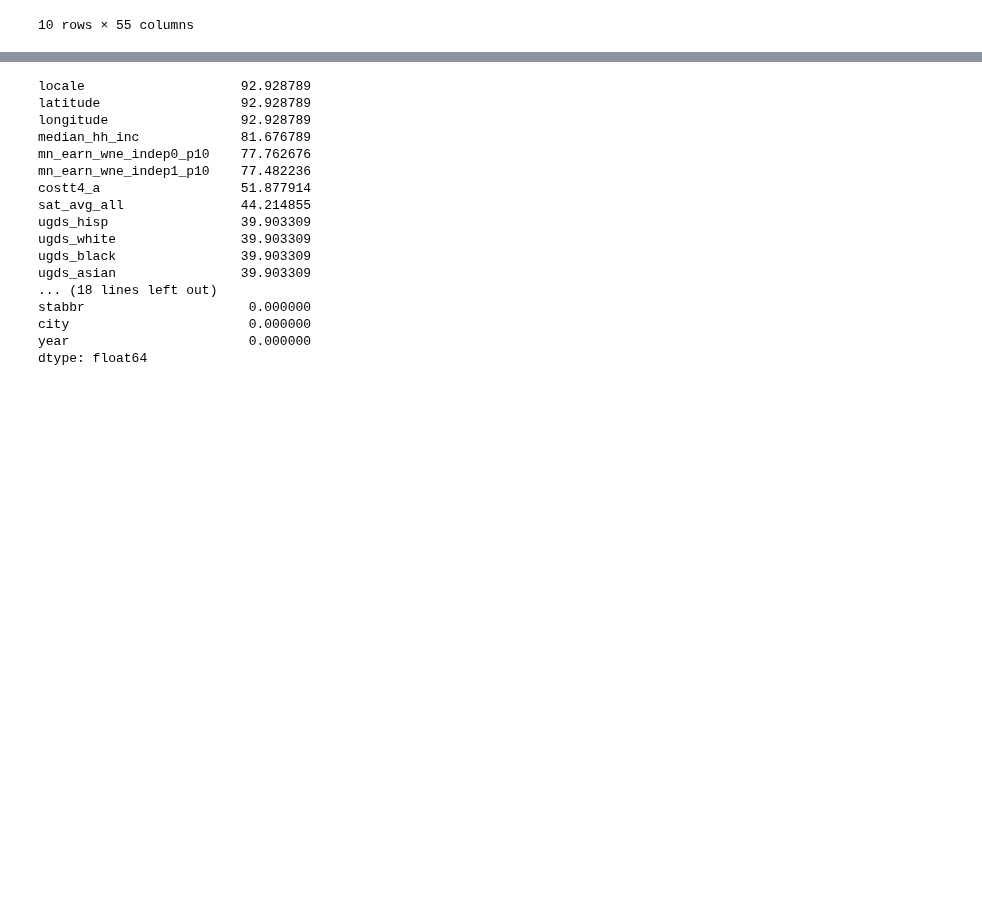
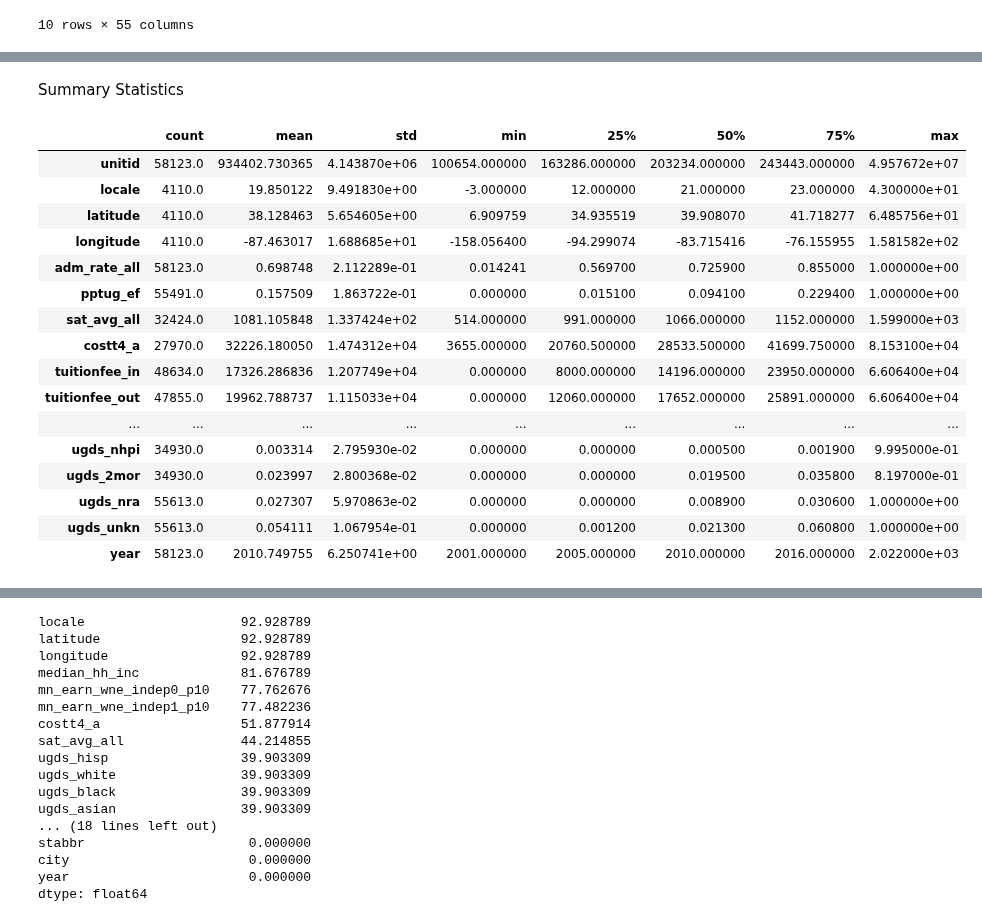
Before and after one commit to dsklnr/ADS508, a Jupyter notebook: CollegeAffordability.ipynb, the cells around one changed output, grey strips where cells are left out. Saved outputs shown, nothing was run; the diff lists cells and outputs as text; code cells hidden in the pictures; blank space fills up the shorter version.

```diff
--- a/CollegeAffordability.ipynb
+++ b/CollegeAffordability.ipynb
@@ -755,0 +829,24 @@ Unemployment = pd.read_sql(f'SELECT * FROM {college_affordability_database}.{pov
+# %% [markdown]
+Summary Statistics
+# %%
+#summary statistics
+stats = pd.DataFrame(University.describe()).T
+stats
+# %% [output]
+|  | count | mean | std | min | 25% | 50% | 75% | max |
+| unitid | 58123.0 | 934402.730365 | 4.143870e+06 | 100654.000000 | 163286.000000 | 203234.000000 | 243443.000000 | 4.957672e+07 |
+| locale | 4110.0 | 19.850122 | 9.491830e+00 | -3.000000 | 12.000000 | 21.000000 | 23.000000 | 4.300000e+01 |
+| latitude | 4110.0 | 38.128463 | 5.654605e+00 | 6.909759 | 34.935519 | 39.908070 | 41.718277 | 6.485756e+01 |
+| longitude | 4110.0 | -87.463017 | 1.688685e+01 | -158.056400 | -94.299074 | -83.715416 | -76.155955 | 1.581582e+02 |
+| adm_rate_all | 58123.0 | 0.698748 | 2.112289e-01 | 0.014241 | 0.569700 | 0.725900 | 0.855000 | 1.000000e+00 |
+| pptug_ef | 55491.0 | 0.157509 | 1.863722e-01 | 0.000000 | 0.015100 | 0.094100 | 0.229400 | 1.000000e+00 |
+| sat_avg_all | 32424.0 | 1081.105848 | 1.337424e+02 | 514.000000 | 991.000000 | 1066.000000 | 1152.000000 | 1.599000e+03 |
+| costt4_a | 27970.0 | 32226.180050 | 1.474312e+04 | 3655.000000 | 20760.500000 | 28533.500000 | 41699.750000 | 8.153100e+04 |
+| tuitionfee_in | 48634.0 | 17326.286836 | 1.207749e+04 | 0.000000 | 8000.000000 | 14196.000000 | 23950.000000 | 6.606400e+04 |
+| tuitionfee_out | 47855.0 | 19962.788737 | 1.115033e+04 | 0.000000 | 12060.000000 | 17652.000000 | 25891.000000 | 6.606400e+04 |
+| ... | ... | ... | ... | ... | ... | ... | ... | ... |
+| ugds_nhpi | 34930.0 | 0.003314 | 2.795930e-02 | 0.000000 | 0.000000 | 0.000500 | 0.001900 | 9.995000e-01 |
+| ugds_2mor | 34930.0 | 0.023997 | 2.800368e-02 | 0.000000 | 0.000000 | 0.019500 | 0.035800 | 8.197000e-01 |
+| ugds_nra | 55613.0 | 0.027307 | 5.970863e-02 | 0.000000 | 0.000000 | 0.008900 | 0.030600 | 1.000000e+00 |
+| ugds_unkn | 55613.0 | 0.054111 | 1.067954e-01 | 0.000000 | 0.001200 | 0.021300 | 0.060800 | 1.000000e+00 |
+| year | 58123.0 | 2010.749755 | 6.250741e+00 | 2001.000000 | 2005.000000 | 2010.000000 | 2016.000000 | 2.022000e+03 |
```
Also changed, not shown: parts of 31 cells of this notebook.
